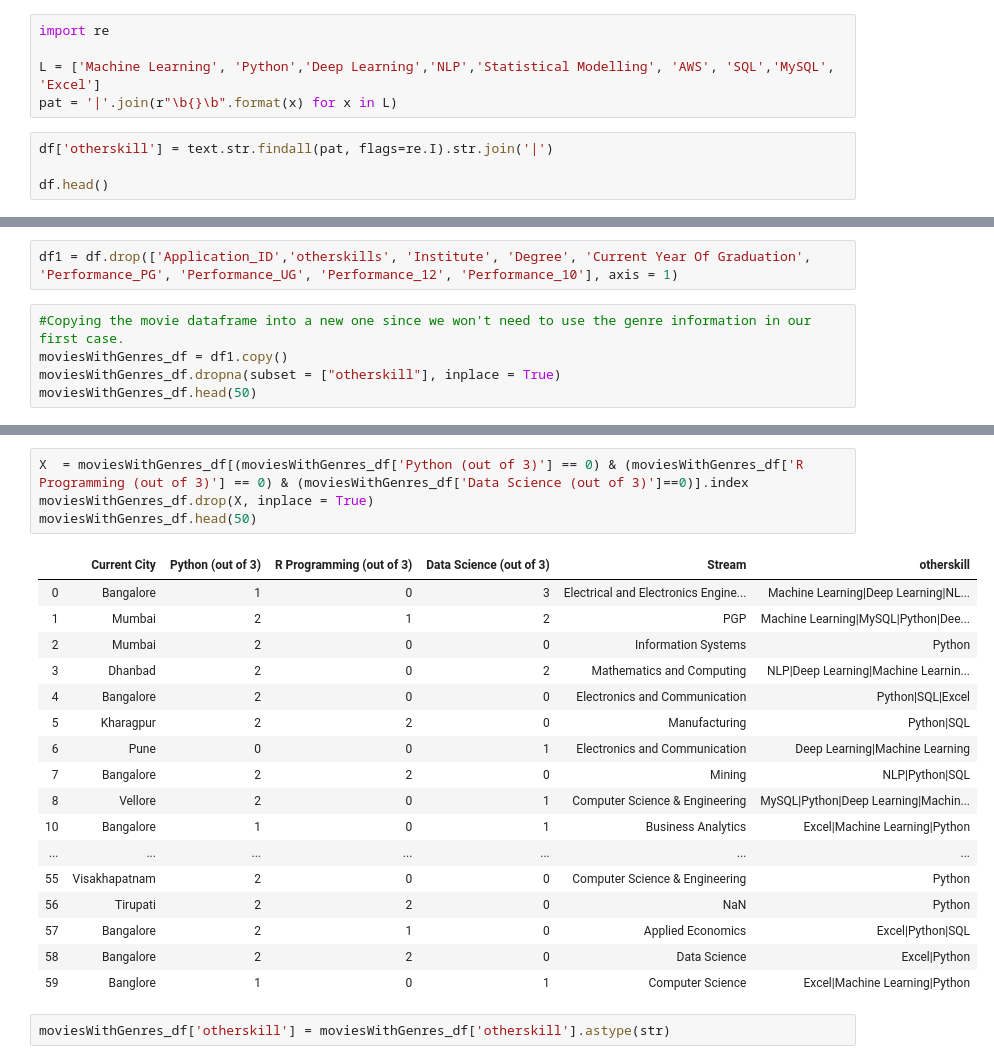
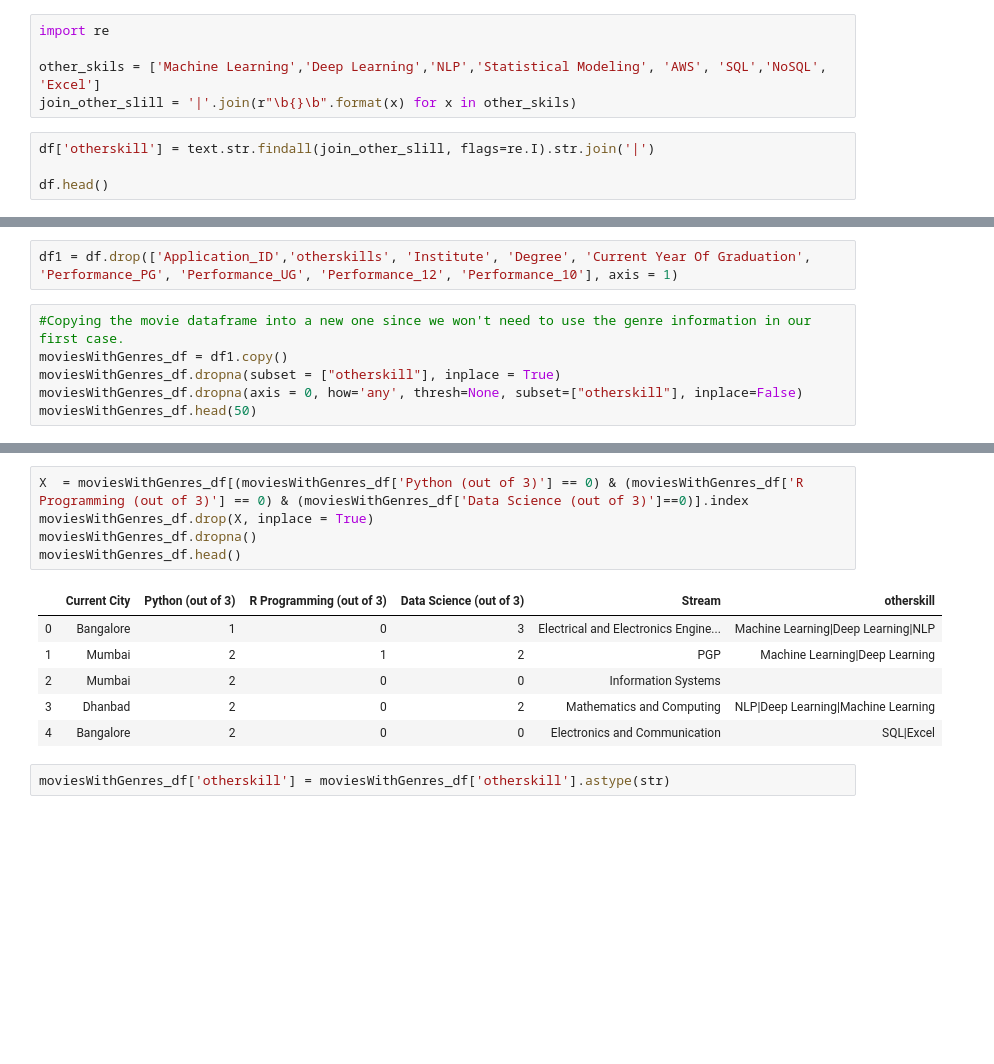
Before and after one commit to dip808381/Company-Projects, a Jupyter notebook: DataScienceGoodStudent.ipynb, the cells around one changed output, grey strips where cells are left out. Cells and saved outputs as stored; diff of their text form; blank space fills up the shorter version.

```diff
--- a/DataScienceGoodStudent.ipynb
+++ b/DataScienceGoodStudent.ipynb
@@ -45,10 +45,10 @@ Name: otherskills, Length: 611, dtype: object
 # %%
 import re
 
-L = ['Machine Learning', 'Python','Deep Learning','NLP','Statistical Modelling', 'AWS', 'SQL','MySQL', 'Excel']
-pat = '|'.join(r"\b{}\b".format(x) for x in L)
+other_skils = ['Machine Learning','Deep Learning','NLP','Statistical Modeling', 'AWS', 'SQL','NoSQL', 'Excel']
+join_other_slill = '|'.join(r"\b{}\b".format(x) for x in other_skils)
 # %%
-df['otherskill'] = text.str.findall(pat, flags=re.I).str.join('|')
+df['otherskill'] = text.str.findall(join_other_slill, flags=re.I).str.join('|')
 
 df.head()
 # %% [output]
@@ -64,6 +64,7 @@ df1 = df.drop(['Application_ID','otherskills', 'Institute', 'Degree', 'Current Y
 #Copying the movie dataframe into a new one since we won't need to use the genre information in our first case.
 moviesWithGenres_df = df1.copy()
 moviesWithGenres_df.dropna(subset = ["otherskill"], inplace = True)
+moviesWithGenres_df.dropna(axis = 0, how='any', thresh=None, subset=["otherskill"], inplace=False)
 moviesWithGenres_df.head(50)
 # %% [output]
 |  | Current City | Python (out of 3) | R Programming (out of 3) | Data Science (out of 3) | Stream | otherskill |
@@ -86,25 +87,15 @@ moviesWithGenres_df.head(50)
 # %%
 X  = moviesWithGenres_df[(moviesWithGenres_df['Python (out of 3)'] == 0) & (moviesWithGenres_df['R Programming (out of 3)'] == 0) & (moviesWithGenres_df['Data Science (out of 3)']==0)].index
 moviesWithGenres_df.drop(X, inplace = True)
-moviesWithGenres_df.head(50)
+moviesWithGenres_df.dropna()
+moviesWithGenres_df.head()
 # %% [output]
 |  | Current City | Python (out of 3) | R Programming (out of 3) | Data Science (out of 3) | Stream | otherskill |
-| 0 | Bangalore | 1 | 0 | 3 | Electrical and Electronics Engine... | Machine Learning|Deep Learning|NL... |
-| 1 | Mumbai | 2 | 1 | 2 | PGP | Machine Learning|MySQL|Python|Dee... |
-| 2 | Mumbai | 2 | 0 | 0 | Information Systems | Python |
-| 3 | Dhanbad | 2 | 0 | 2 | Mathematics and Computing | NLP|Deep Learning|Machine Learnin... |
-| 4 | Bangalore | 2 | 0 | 0 | Electronics and Communication | Python|SQL|Excel |
-| 5 | Kharagpur | 2 | 2 | 0 | Manufacturing | Python|SQL |
-| 6 | Pune | 0 | 0 | 1 | Electronics and Communication | Deep Learning|Machine Learning |
-| 7 | Bangalore | 2 | 2 | 0 | Mining | NLP|Python|SQL |
-| 8 | Vellore | 2 | 0 | 1 | Computer Science & Engineering | MySQL|Python|Deep Learning|Machin... |
-| 10 | Bangalore | 1 | 0 | 1 | Business Analytics | Excel|Machine Learning|Python |
-| ... | ... | ... | ... | ... | ... | ... |
-| 55 | Visakhapatnam | 2 | 0 | 0 | Computer Science & Engineering | Python |
-| 56 | Tirupati | 2 | 2 | 0 | NaN | Python |
-| 57 | Bangalore | 2 | 1 | 0 | Applied Economics | Excel|Python|SQL |
-| 58 | Bangalore | 2 | 2 | 0 | Data Science | Excel|Python |
-| 59 | Banglore | 1 | 0 | 1 | Computer Science | Excel|Machine Learning|Python |
+| 0 | Bangalore | 1 | 0 | 3 | Electrical and Electronics Engine... | Machine Learning|Deep Learning|NLP |
+| 1 | Mumbai | 2 | 1 | 2 | PGP | Machine Learning|Deep Learning |
+| 2 | Mumbai | 2 | 0 | 0 | Information Systems |  |
+| 3 | Dhanbad | 2 | 0 | 2 | Mathematics and Computing | NLP|Deep Learning|Machine Learning |
+| 4 | Bangalore | 2 | 0 | 0 | Electronics and Communication | SQL|Excel |
 # %%
 moviesWithGenres_df['otherskill'] = moviesWithGenres_df['otherskill'].astype(str)
 # %%
```
Also changed, not shown: parts of 8 cells of this notebook.
